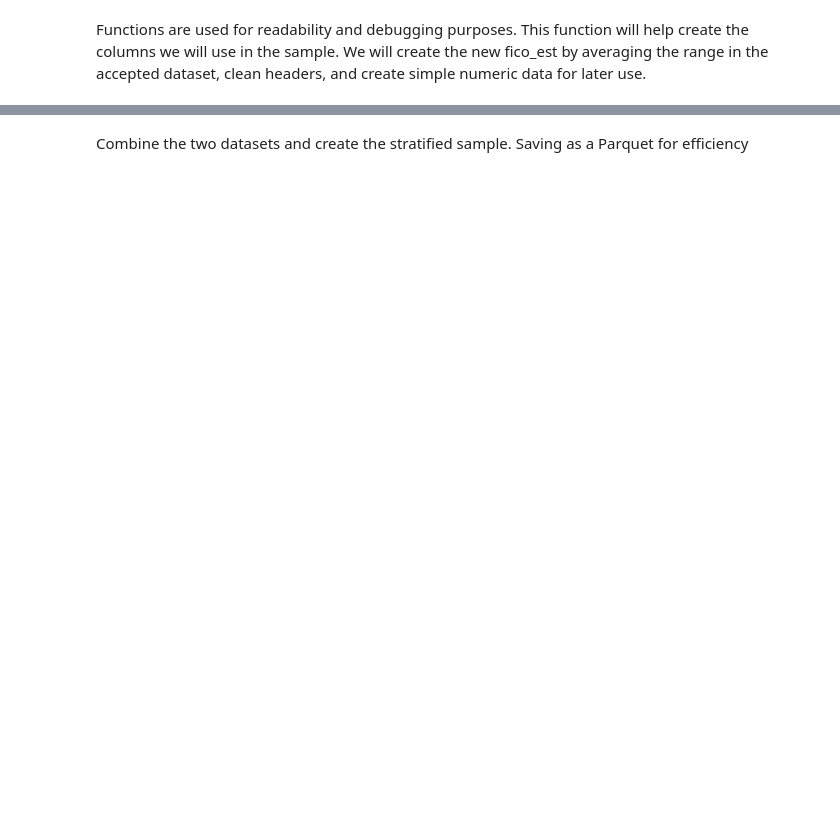
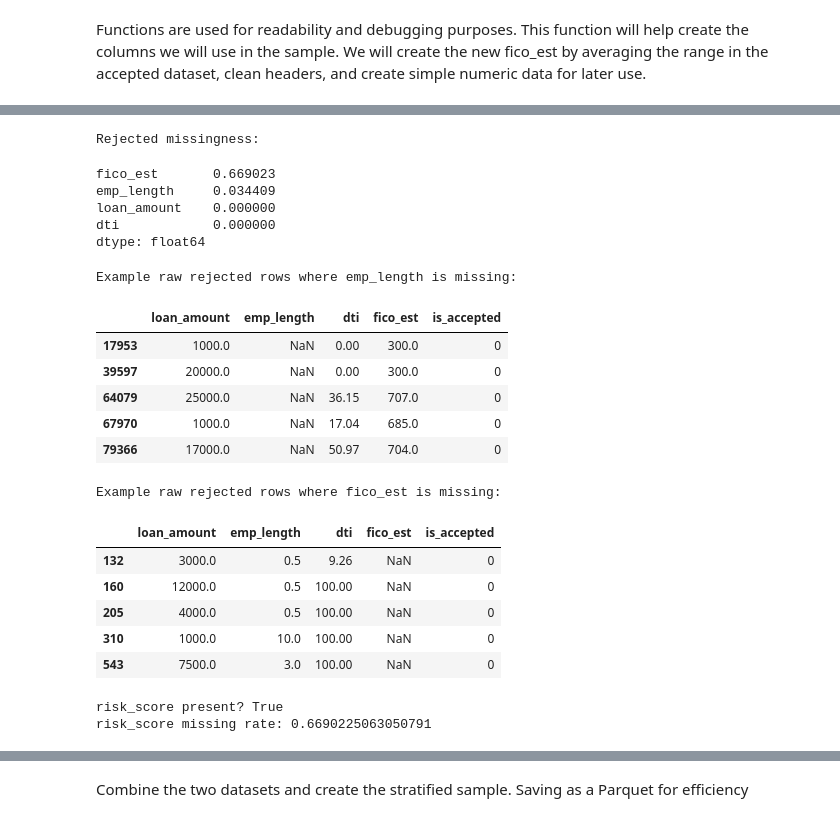
Before and after one commit to jpadwor1/education-qualifier, a Jupyter notebook: ml/notebooks/01_stage1_acceptance.ipynb, the cells around one changed output, grey strips where cells are left out. Cells and saved outputs as stored; diff of their text form; code cells hidden in the pictures; blank space fills up the shorter version.

Commit message:
update cananical columns, we need to impute values

```diff
--- a/ml/notebooks/01_stage1_acceptance.ipynb
+++ b/ml/notebooks/01_stage1_acceptance.ipynb
@@ -192,3 +194,41 @@ Rejected canonical shape: (27648741, 6)
+# %%
+print("Rejected missingness:")
+display(rej_canon[CANONICAL_COLS].isna().mean().sort_values(ascending=False))
+
+print("\nExample raw rejected rows where emp_length is missing:")
+display(rej_canon[rej_canon["emp_length"].isna()].head(5))
+
+print("\nExample raw rejected rows where fico_est is missing:")
+display(rej_canon[rej_canon["fico_est"].isna()].head(5))
+# %% [output]
+Rejected missingness:
+fico_est       0.669023
+emp_length     0.034409
+loan_amount    0.000000
+dti            0.000000
+dtype: float64
+Example raw rejected rows where emp_length is missing:
+|  | loan_amount | emp_length | dti | fico_est | is_accepted |
+| 17953 | 1000.0 | NaN | 0.00 | 300.0 | 0 |
+| 39597 | 20000.0 | NaN | 0.00 | 300.0 | 0 |
+| 64079 | 25000.0 | NaN | 36.15 | 707.0 | 0 |
+| 67970 | 1000.0 | NaN | 17.04 | 685.0 | 0 |
+| 79366 | 17000.0 | NaN | 50.97 | 704.0 | 0 |
+Example raw rejected rows where fico_est is missing:
+|  | loan_amount | emp_length | dti | fico_est | is_accepted |
+| 132 | 3000.0 | 0.5 | 9.26 | NaN | 0 |
+| 160 | 12000.0 | 0.5 | 100.00 | NaN | 0 |
+| 205 | 4000.0 | 0.5 | 100.00 | NaN | 0 |
+| 310 | 1000.0 | 10.0 | 100.00 | NaN | 0 |
+| 543 | 7500.0 | 3.0 | 100.00 | NaN | 0 |
+# %%
+rej_norm = normalize_headers(rej_raw)
+print("risk_score present?", "risk_score" in rej_norm.columns)
+if "risk_score" in rej_norm.columns:
+    print("risk_score missing rate:", float(pd.to_numeric(rej_norm["risk_score"], errors="coerce").isna().mean()))
+# %% [output]
+risk_score present? True
+risk_score missing rate: 0.6690225063050791
 # %%
 def fill_canonical(df: pd.DataFrame, label_value: int) -> pd.DataFrame:
     df = df.copy()
```
Also changed, not shown: parts of 7 cells of this notebook, 2 other files.
